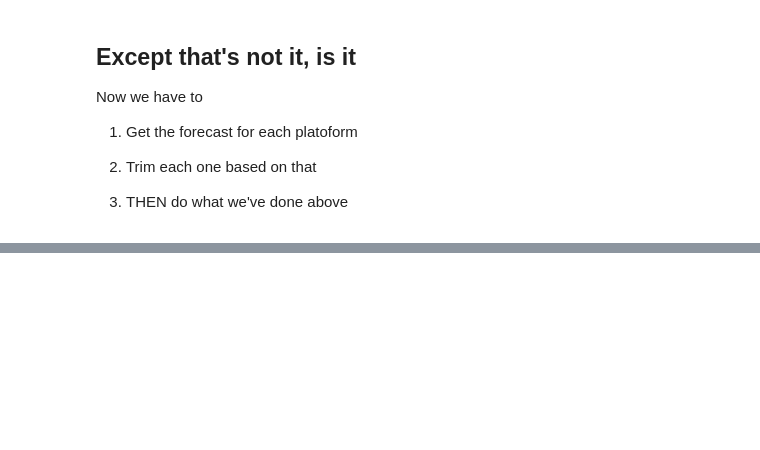
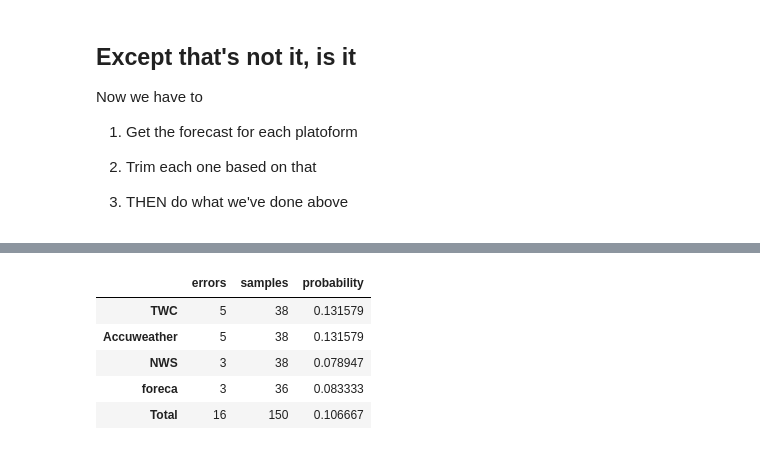
Before and after one commit to chondromalasia/weather, a Jupyter notebook: notebooks/Analytics-1.ipynb, the cells around one changed output, grey strips where cells are left out. Cells and saved outputs as stored; diff of their text form; code cells hidden in the pictures; blank space fills up the shorter version.

```diff
--- a/notebooks/Analytics-1.ipynb
+++ b/notebooks/Analytics-1.ipynb
@@ -466,5 +508,14 @@ df_f
 # %%
-def trim_errors(df, platform, city, error, operator):
+def trim_errors(df, error, operator):
     df = df.copy()
+
+    if operator == "lt=":
+        df = df[df["error"] <= error]
+    elif operator == "gt=":
+        df = df[df["error"] >= error]
+    elif operator == "bw":
+        mask = (df["error"] >= error[0]) & (df["error"] <= error[1])
+        df = df[mask]
+
     return df
 # %%
@@ -491,0 +551,19 @@ errors_by_platform(df, "CHI", "TWC", 40, 38)
+# %%
+def city_odds(df, city, forecast, threshold, operator):
+
+    # get a list of all unique platforms
+    platforms = list(df[df["CITY"] == city]["PLATFORM"].unique())
+
+    errors_dict = dict()
+
+    for platform in platforms:
+        t = errors_by_platform(df, city, platform, forecast, threshold, operator)
+        errors_dict[platform] = t
+
+    return errors_dict
+
+
+errors = city_odds(df, "CHI", 40, 38, "lt=")
+# %%
+df_e = pd.DataFrame.from_dict(errors, orient='index', columns=["errors", "samples"])
+df_e
@@ -491,0 +576,13 @@ errors_by_platform(df, "CHI", "TWC", 40, 38)
+# %%
+to_add = {"errors":df_e["errors"].sum(), "samples":df_e["samples"].sum()}
+df_e = df_e.append(pd.Series(to_add, name="Total"), ignore_index=False)
+# %%
+df_e["probability"] = df_e["errors"] / df_e["samples"]
+df_e
+# %% [output]
+|  | errors | samples | probability |
+| TWC | 5 | 38 | 0.131579 |
+| Accuweather | 5 | 38 | 0.131579 |
+| NWS | 3 | 38 | 0.078947 |
+| foreca | 3 | 36 | 0.083333 |
+| Total | 16 | 150 | 0.106667 |
```
Also changed, not shown: parts of 47 cells of this notebook, 5 other files.
